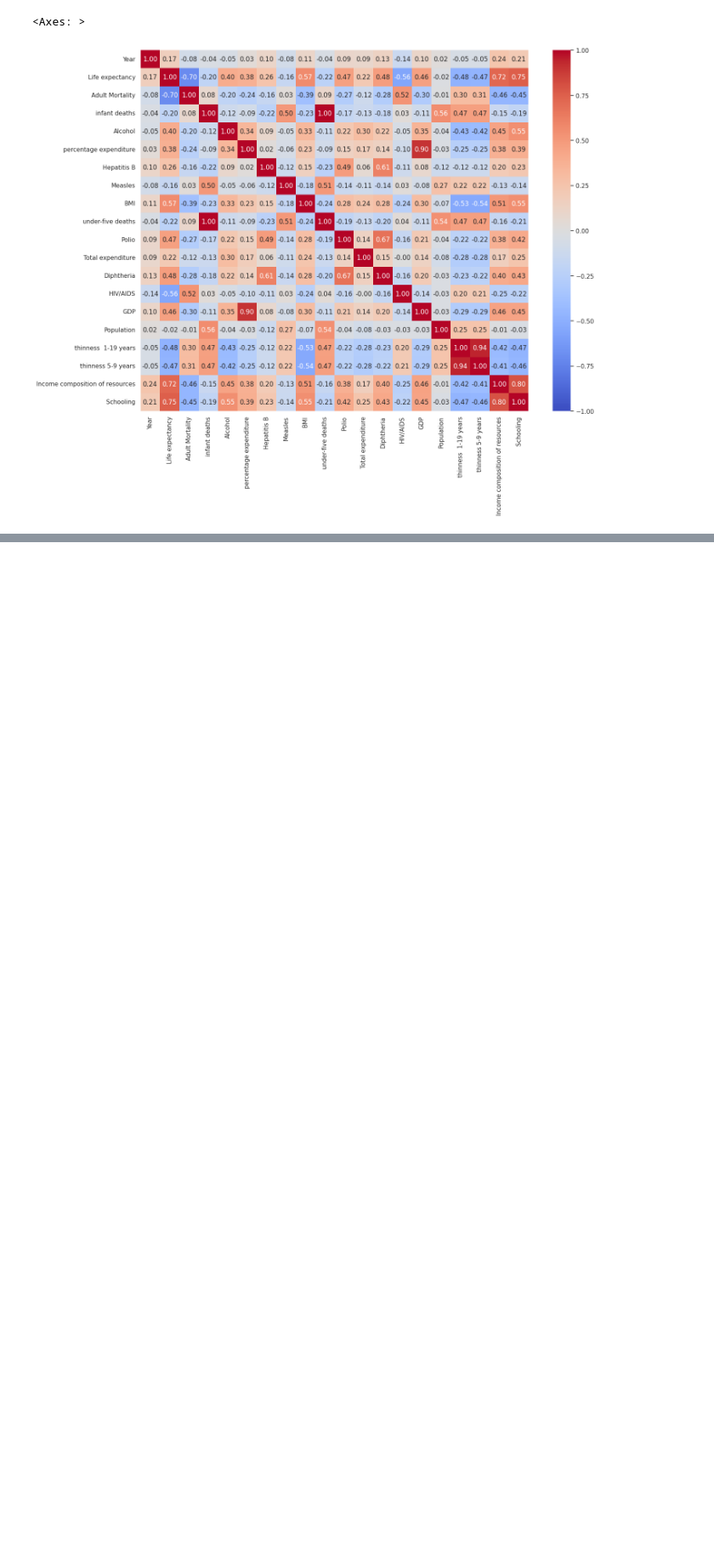
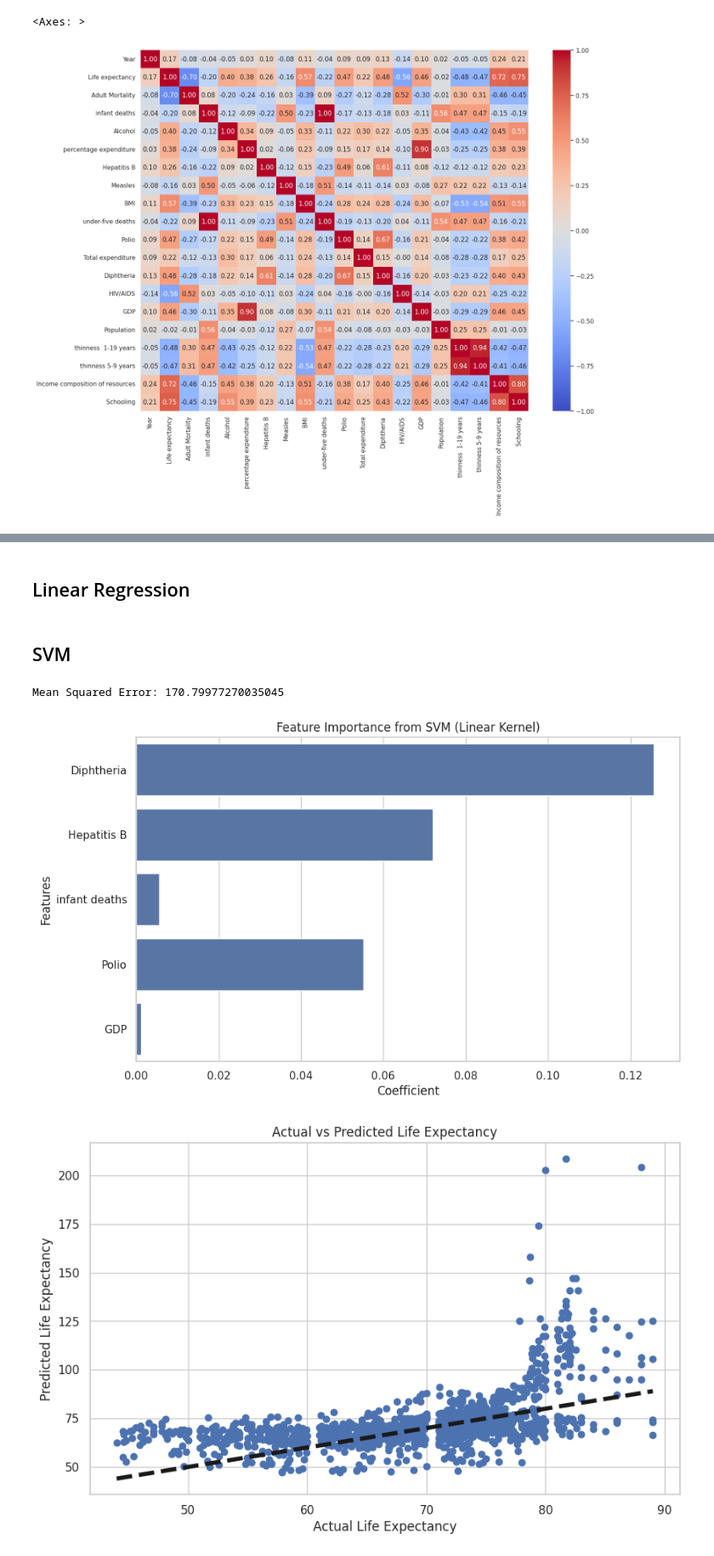
Before and after one commit to lucapcf/AM_T1, a Jupyter notebook: life_expectancy.ipynb, the cells around one changed output, grey strips where cells are left out. Shown at 85% size. Drawn from its saved outputs; the diff is of its cells as text; code cells hidden in the pictures; blank space fills up the shorter version.

```diff
--- a/life_expectancy.ipynb
+++ b/life_expectancy.ipynb
@@ -342,0 +416,2 @@ sns.heatmap(numeric_df.corr(), annot=True, fmt=".2f", cmap="coolwarm", vmin=-1,
+# %% [markdown]
+## Linear Regression
@@ -342,0 +457,45 @@ sns.heatmap(numeric_df.corr(), annot=True, fmt=".2f", cmap="coolwarm", vmin=-1,
+# %% [markdown]
+## SVM
+# %%
+from sklearn.svm import SVR
+from sklearn.model_selection import train_test_split
+from sklearn.metrics import mean_squared_error
+import matplotlib.pyplot as plt
+import seaborn as sns
+
+random_state = 1
+
+X = df[selected_features]
+y = df['Life expectancy']
+
+X_train, X_test, y_train, y_test = train_test_split(X, y, test_size=0.9, random_state=random_state)
+
+model = SVR(kernel='linear')
+model.fit(X_train, y_train)
+
+y_pred = model.predict(X_test)
+
+mse = mean_squared_error(y_test, y_pred)
+print(f"Mean Squared Error: {mse}")
+
+coefficients = model.coef_[0]
+feature_names = X.columns
+
+plt.figure(figsize=(10, 6))
+sns.barplot(x=coefficients, y=feature_names)
+plt.title('Feature Importance from SVM (Linear Kernel)')
+plt.xlabel('Coefficient')
+plt.ylabel('Features')
+plt.show()
+
+plt.figure(figsize=(10, 6))
+plt.scatter(y_test, y_pred)
+plt.plot([y_test.min(), y_test.max()], [y_test.min(), y_test.max()], 'k--', lw=4)
+plt.xlabel('Actual Life Expectancy')
+plt.ylabel('Predicted Life Expectancy')
+plt.title('Actual vs Predicted Life Expectancy')
+plt.show()
+# %% [output]
+Mean Squared Error: 170.79977270035045
+[figure, added]
+[figure, added]
```
Also changed, not shown: parts of 13 cells of this notebook, 1 other file.
